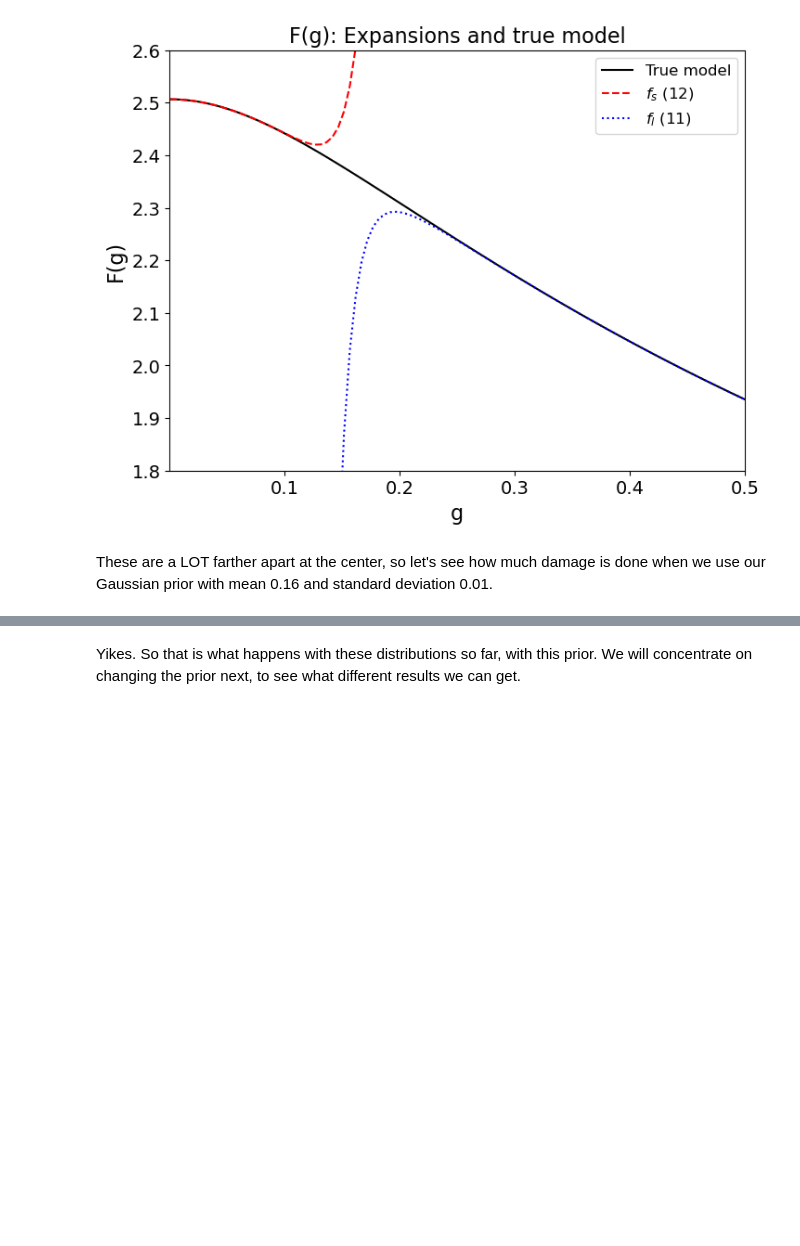
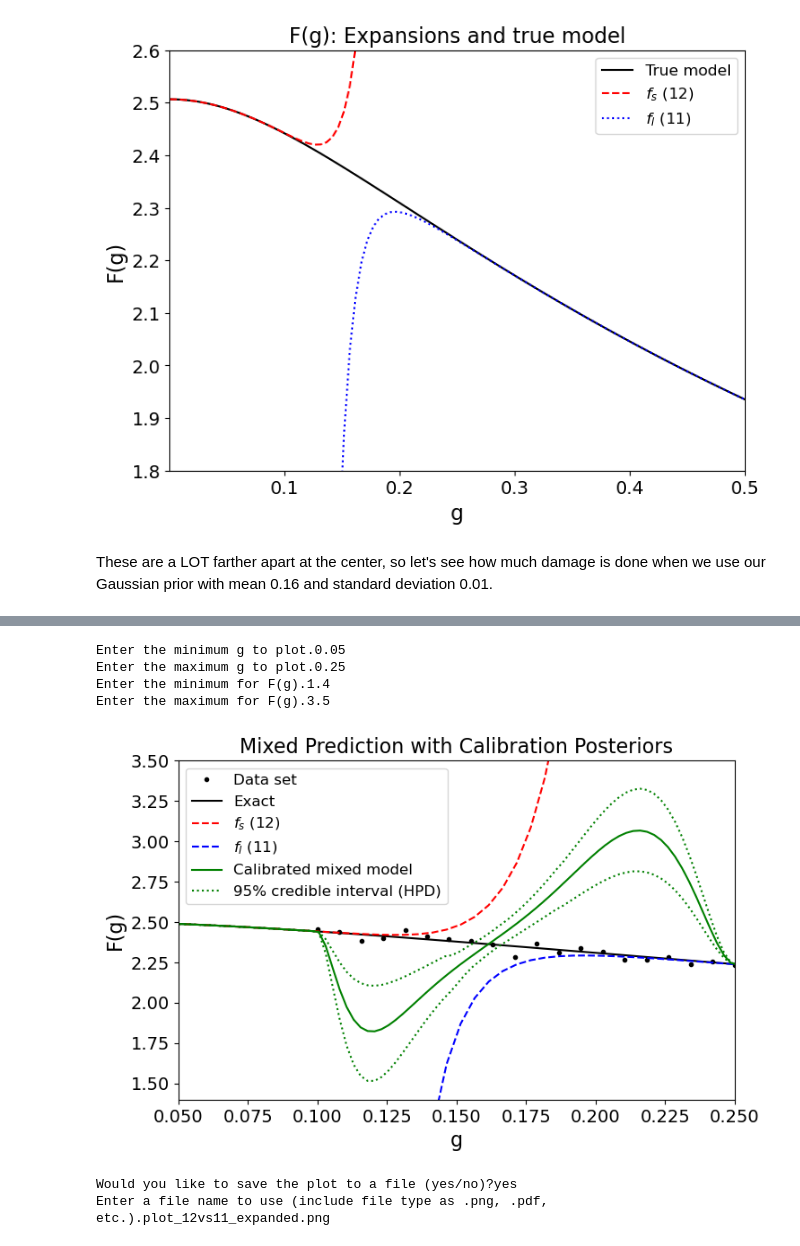
Before and after one commit to asemposki/SAMBA, a Jupyter notebook: Cosine_Function_Analysis.ipynb, the cells around one changed output, grey strips where cells are left out. Drawn from its saved outputs; the diff is of its cells as text; code cells hidden in the pictures; blank space fills up the shorter version.

Commit message:
Adding prior analysis

```diff
--- a/Cosine_Function_Analysis.ipynb
+++ b/Cosine_Function_Analysis.ipynb
@@ -424,3 +426,11 @@ Enter the maximum g to plot.0.25
 Would you like to save the plot to a file (yes/no)?no
-# %% [markdown]
-Yikes. So that is what happens with these distributions so far, with this prior. We will concentrate on changing the prior next, to see what different results we can get.
+# %%
+test3.plot_ppd(g_data, g_true, g_ppd, data, switch_mean_results, switch_g_intervals, 95, low, high)
+# %% [output]
+Enter the minimum g to plot.0.05
+Enter the maximum g to plot.0.25
+Enter the minimum for F(g).1.4
+Enter the maximum for F(g).3.5
+[figure, added]
+Would you like to save the plot to a file (yes/no)?yes
+Enter a file name to use (include file type as .png, .pdf, etc.).plot_12vs11_expanded.png
```
Also changed, not shown: parts of 12 cells of this notebook.
